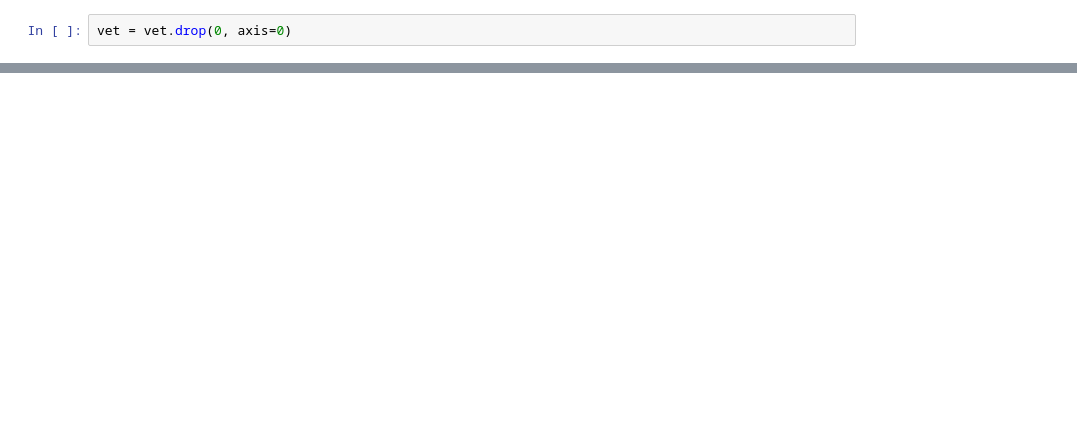
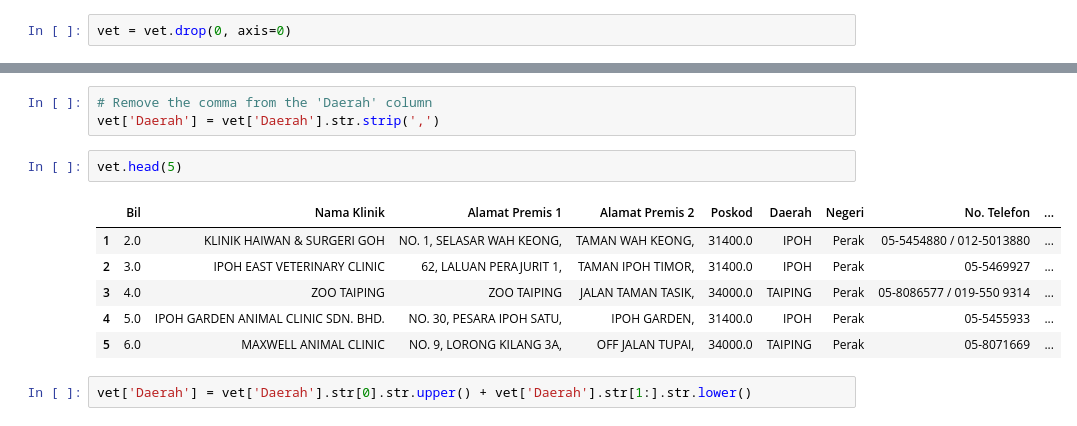
Before and after one commit to oishylea/MalaysiaVetServices, a Jupyter notebook: MalaysiaVetServices.ipynb, the cells around one changed output, grey strips where cells are left out. Cells and saved outputs as stored; diff of their text form; blank space fills up the shorter version.

```diff
--- a/MalaysiaVetServices.ipynb
+++ b/MalaysiaVetServices.ipynb
@@ -73,0 +74,14 @@ vet.head(5)
+# %%
+# Remove the comma from the 'Daerah' column
+vet['Daerah'] = vet['Daerah'].str.strip(',')
+# %%
+vet.head(5)
+# %% [output]
+|  | Bil | Nama Klinik | Alamat Premis 1 | Alamat Premis 2 | Poskod | Daerah | Negeri | No. Telefon | ... |
+| 1 | 2.0 | KLINIK HAIWAN & SURGERI GOH | NO. 1, SELASAR WAH KEONG, | TAMAN WAH KEONG, | 31400.0 | IPOH | Perak | 05-5454880 / 012-5013880 | ... |
+| 2 | 3.0 | IPOH EAST VETERINARY CLINIC | 62, LALUAN PERAJURIT 1, | TAMAN IPOH TIMOR, | 31400.0 | IPOH | Perak | 05-5469927 | ... |
+| 3 | 4.0 | ZOO TAIPING | ZOO TAIPING | JALAN TAMAN TASIK, | 34000.0 | TAIPING | Perak | 05-8086577 / 019-550 9314 | ... |
+| 4 | 5.0 | IPOH GARDEN ANIMAL CLINIC SDN. BHD. | NO. 30, PESARA IPOH SATU, | IPOH GARDEN, | 31400.0 | IPOH | Perak | 05-5455933 | ... |
+| 5 | 6.0 | MAXWELL ANIMAL CLINIC | NO. 9, LORONG KILANG 3A, | OFF JALAN TUPAI, | 34000.0 | TAIPING | Perak | 05-8071669 | ... |
+# %%
+vet['Daerah'] = vet['Daerah'].str[0].str.upper() + vet['Daerah'].str[1:].str.lower()
```
Also changed, not shown: parts of 12 cells of this notebook.
